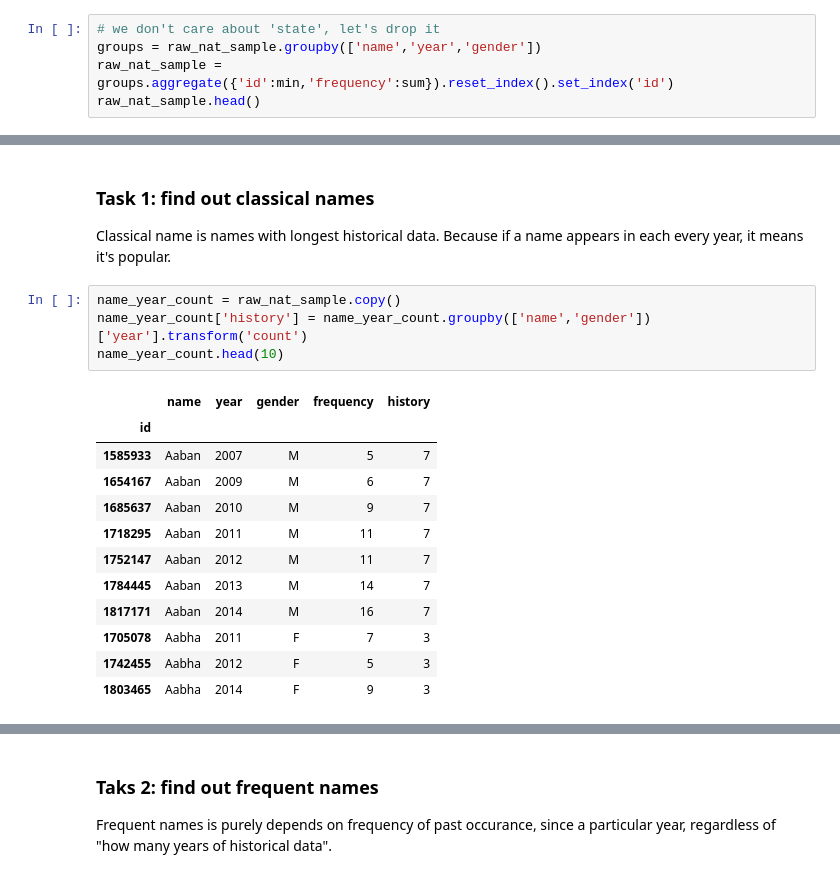
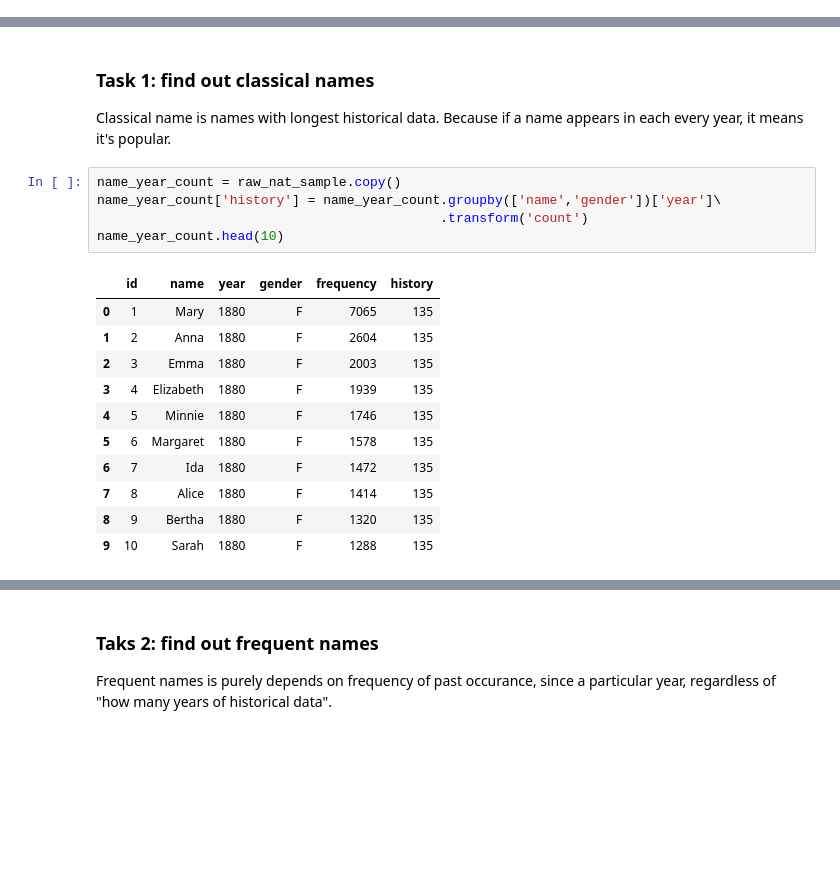
Before and after one commit to tianyu-tristan/babynames, a Jupyter notebook: src/Final_Project_DSCI60002.ipynb, the cells around one changed output, grey strips where cells are left out. Drawn from its saved outputs; the diff is of its cells as text; blank space fills up the shorter version.

```diff
--- a/src/Final_Project_DSCI60002.ipynb
+++ b/src/Final_Project_DSCI60002.ipynb
@@ -56,8 +64,3 @@ raw_nat_sample.head(10)
 | 7 | 8 | Alice | 1880 | F | 1414 |
 | 8 | 9 | Bertha | 1880 | F | 1320 |
 | 9 | 10 | Sarah | 1880 | F | 1288 |
-# %%
-# we don't care about 'state', let's drop it
-groups = raw_nat_sample.groupby(['name','year','gender'])
-raw_nat_sample = groups.aggregate({'id':min,'frequency':sum}).reset_index().set_index('id')
-raw_nat_sample.head()
@@ -75,21 +70,21 @@ raw_nat_sample.head()
 Classical name is names with longest historical data. Because if a name appears in each every year, it means it's popular.
 # %%
 name_year_count = raw_nat_sample.copy()
-name_year_count['history'] = name_year_count.groupby(['name','gender'])['year'].transform('count')
+name_year_count['history'] = name_year_count.groupby(['name','gender'])['year']\
+                                            .transform('count')
 name_year_count.head(10)
 # %% [output]
-|  | name | year | gender | frequency | history |
-| id |  |  |  |  |  |
-| 1585933 | Aaban | 2007 | M | 5 | 7 |
-| 1654167 | Aaban | 2009 | M | 6 | 7 |
-| 1685637 | Aaban | 2010 | M | 9 | 7 |
-| 1718295 | Aaban | 2011 | M | 11 | 7 |
-| 1752147 | Aaban | 2012 | M | 11 | 7 |
-| 1784445 | Aaban | 2013 | M | 14 | 7 |
-| 1817171 | Aaban | 2014 | M | 16 | 7 |
-| 1705078 | Aabha | 2011 | F | 7 | 3 |
-| 1742455 | Aabha | 2012 | F | 5 | 3 |
-| 1803465 | Aabha | 2014 | F | 9 | 3 |
+|  | id | name | year | gender | frequency | history |
+| 0 | 1 | Mary | 1880 | F | 7065 | 135 |
+| 1 | 2 | Anna | 1880 | F | 2604 | 135 |
+| 2 | 3 | Emma | 1880 | F | 2003 | 135 |
+| 3 | 4 | Elizabeth | 1880 | F | 1939 | 135 |
+| 4 | 5 | Minnie | 1880 | F | 1746 | 135 |
+| 5 | 6 | Margaret | 1880 | F | 1578 | 135 |
+| 6 | 7 | Ida | 1880 | F | 1472 | 135 |
+| 7 | 8 | Alice | 1880 | F | 1414 | 135 |
+| 8 | 9 | Bertha | 1880 | F | 1320 | 135 |
+| 9 | 10 | Sarah | 1880 | F | 1288 | 135 |
 # %%
 # find names with most long history data
 def get_classical_name_billboard(since=1880):
```
Also changed, not shown: parts of 48 cells of this notebook.
